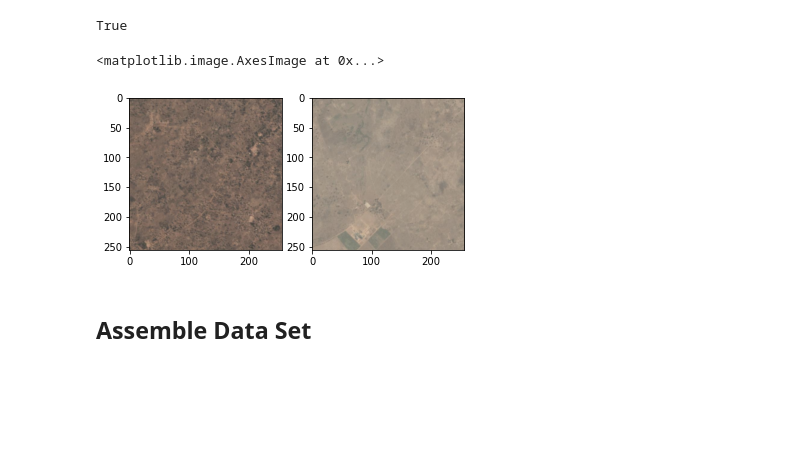
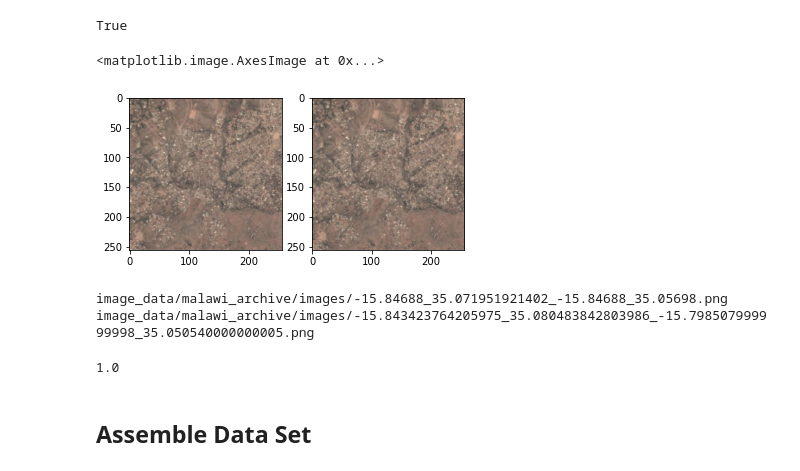
Before and after one commit to ccepelak/ML-SS22, a Jupyter notebook: data_cleaning.ipynb, the cells around one changed output. Cells and saved outputs as stored; diff of their text form; code cells hidden in the pictures; blank space fills up the shorter version.

```diff
--- a/data_cleaning.ipynb
+++ b/data_cleaning.ipynb
@@ -205,20 +208,32 @@ np.asarray(geo_df["geometry"][1])[0].overlaps(np.asarray(geo_df["geometry"][302]
 True
 # %%
 ## Select a single image by it's ID to be printed
-comp = malawi_transform[11916]
+comp = malawi_transform[1]
 #comp = scaler.inverse_transform(comp)
 plt.figure()
 plt.subplot(1, 2, 1)
 comp = (comp * 255).astype(np.uint8)
 plt.imshow(comp.reshape(256,256,4))
 
-comp = malawi_transform[12174]
+comp = malawi_transform[1784]
 plt.subplot(1, 2, 2)
 comp = (comp * 255).astype(np.uint8)
 plt.imshow(comp.reshape(256,256,4))
 # %% [output]
 <matplotlib.image.AxesImage at 0x...>
-[figure, old version]
+[figure, new version]
+# %%
+# remove duplicate images.
+
+print(raw_images_links[1])
+print(raw_images_links[1784])
+
+
+np.mean(np.asarray(Image.open(raw_images_links[1])) == np.asarray(Image.open(raw_images_links[1784])))
+# %% [output]
+image_data/malawi_archive/images/-15.84688_35.071951921402_-15.84688_35.05698.png
+image_data/malawi_archive/images/-15.843423764205975_35.080483842803986_-15.798507999999998_35.050540000000005.png
+1.0
 # %% [markdown]
 ## Assemble Data Set
 # %%
```
Also changed, not shown: parts of 16 cells of this notebook.
